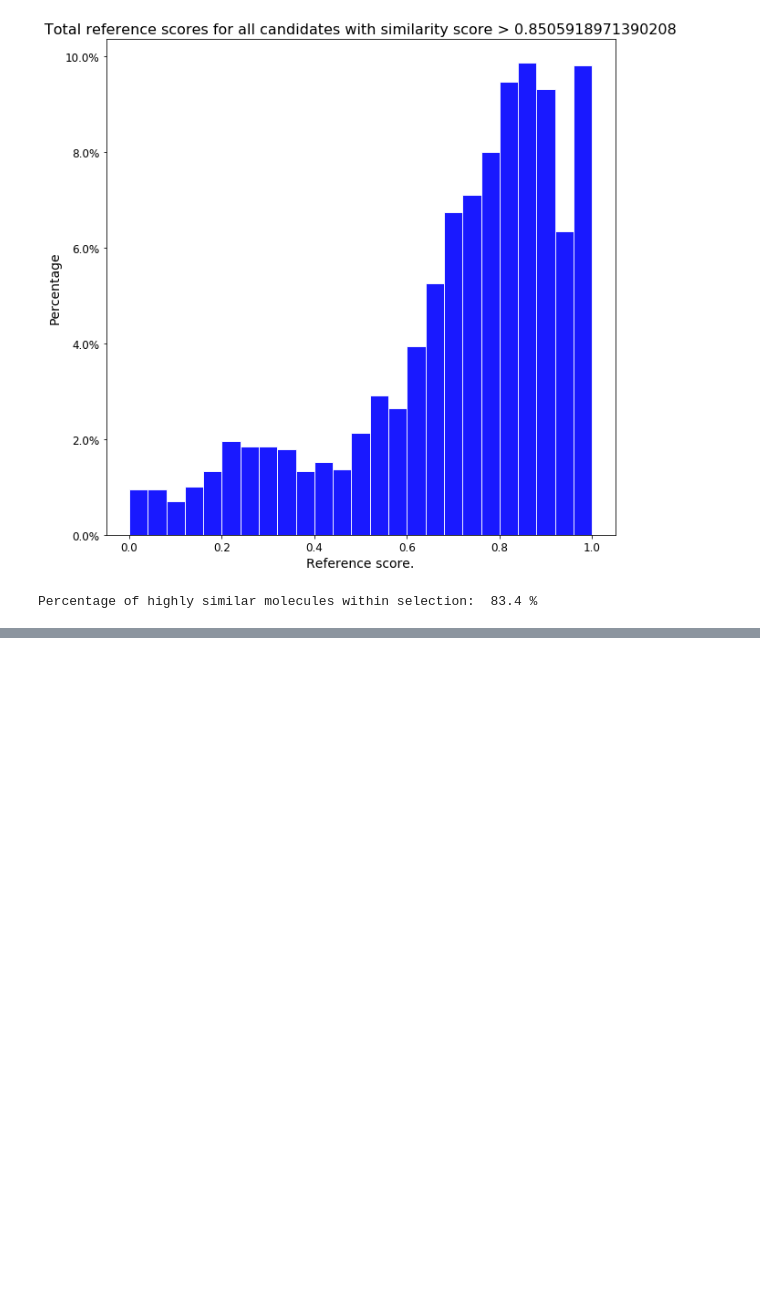
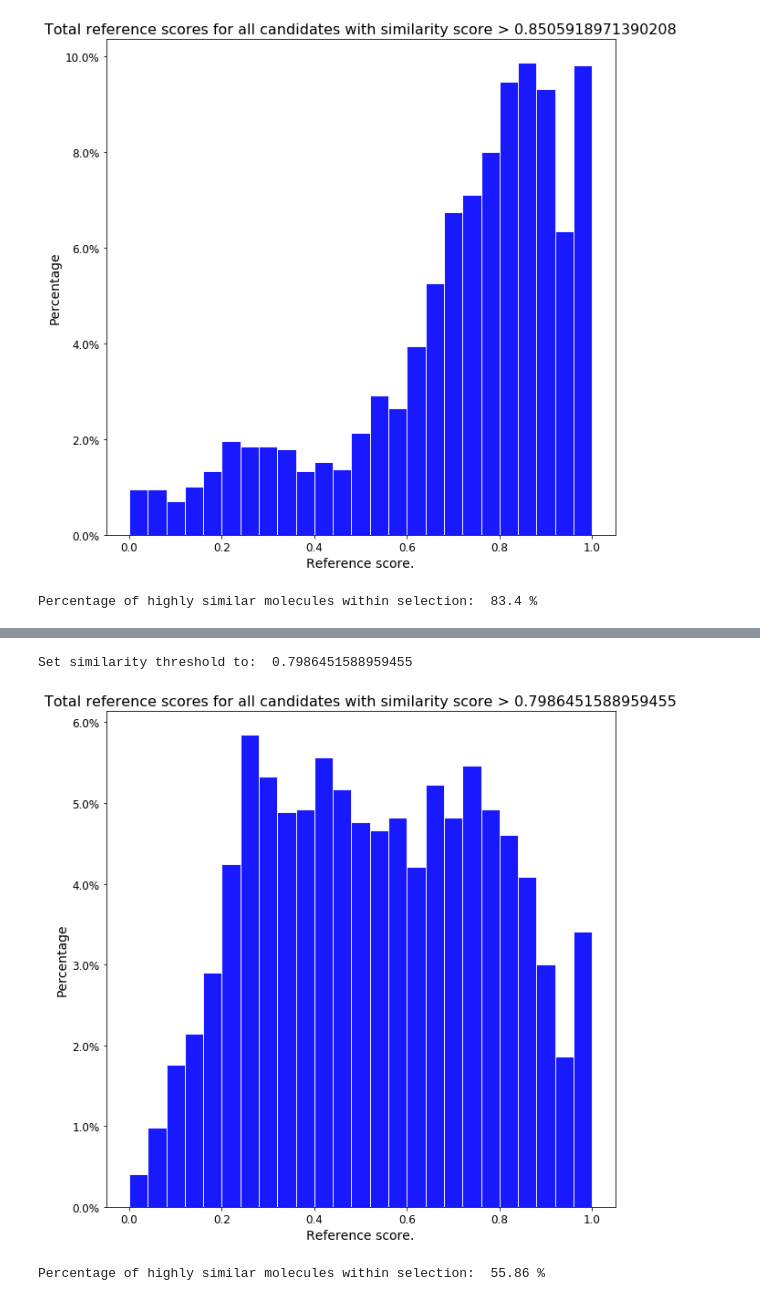
Before and after one commit to florian-huber/SeSiMe, a Jupyter notebook: notebooks/SeSiMe_MS_gnps_ALL.ipynb, the cells around one changed output, grey strips where cells are left out. Saved outputs shown, nothing was run; the diff lists cells and outputs as text; code cells hidden in the pictures; blank space fills up the shorter version.

```diff
--- a/notebooks/SeSiMe_MS_gnps_ALL.ipynb
+++ b/notebooks/SeSiMe_MS_gnps_ALL.ipynb
@@ -496,0 +631,12 @@ Percentage of highly similar molecules within selection:  83.4 %
+# %%
+num_best = 10000
+threshold = np.sort(M_sim_ctr.reshape(M_sim_ctr.shape[0]**2))[-(num_best + M_sim_ctr.shape[0])]
+print("Set similarity threshold to: ", threshold)
+n, bins = MS_functions.similarity_histogram(M_sim_ctr, tanimoto_similarities, threshold,
+                                            num_bins=25, exclude_IDs = exclude, filename = "Hist_w2v_centroid.png")
+
+print("Percentage of highly similar molecules within selection: ", np.round(100*np.sum(n[12:]), 2), "%")
+# %% [output]
+Set similarity threshold to:  0.7986451588959455
+[figure, added]
+Percentage of highly similar molecules within selection:  55.86 %
```
Also changed, not shown: parts of 20 cells of this notebook.
